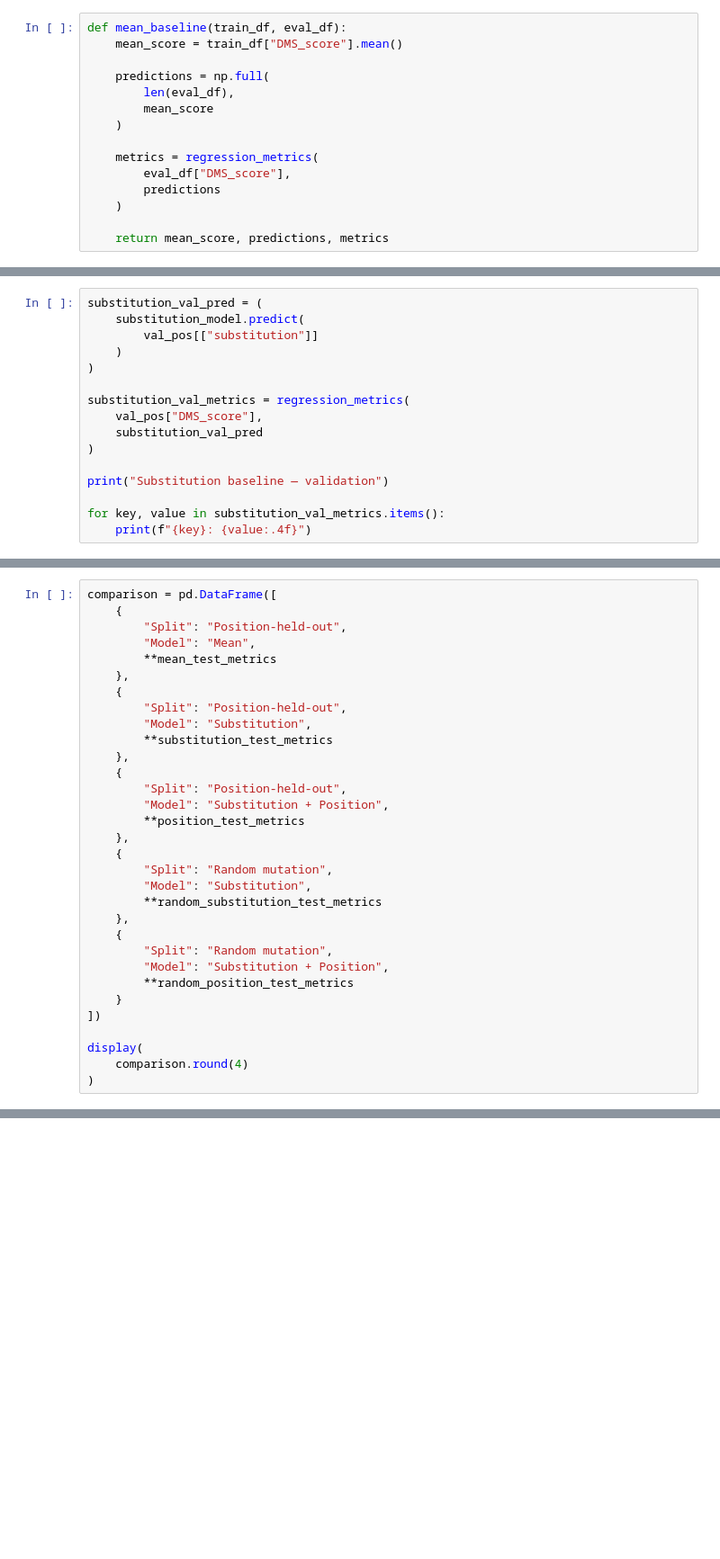
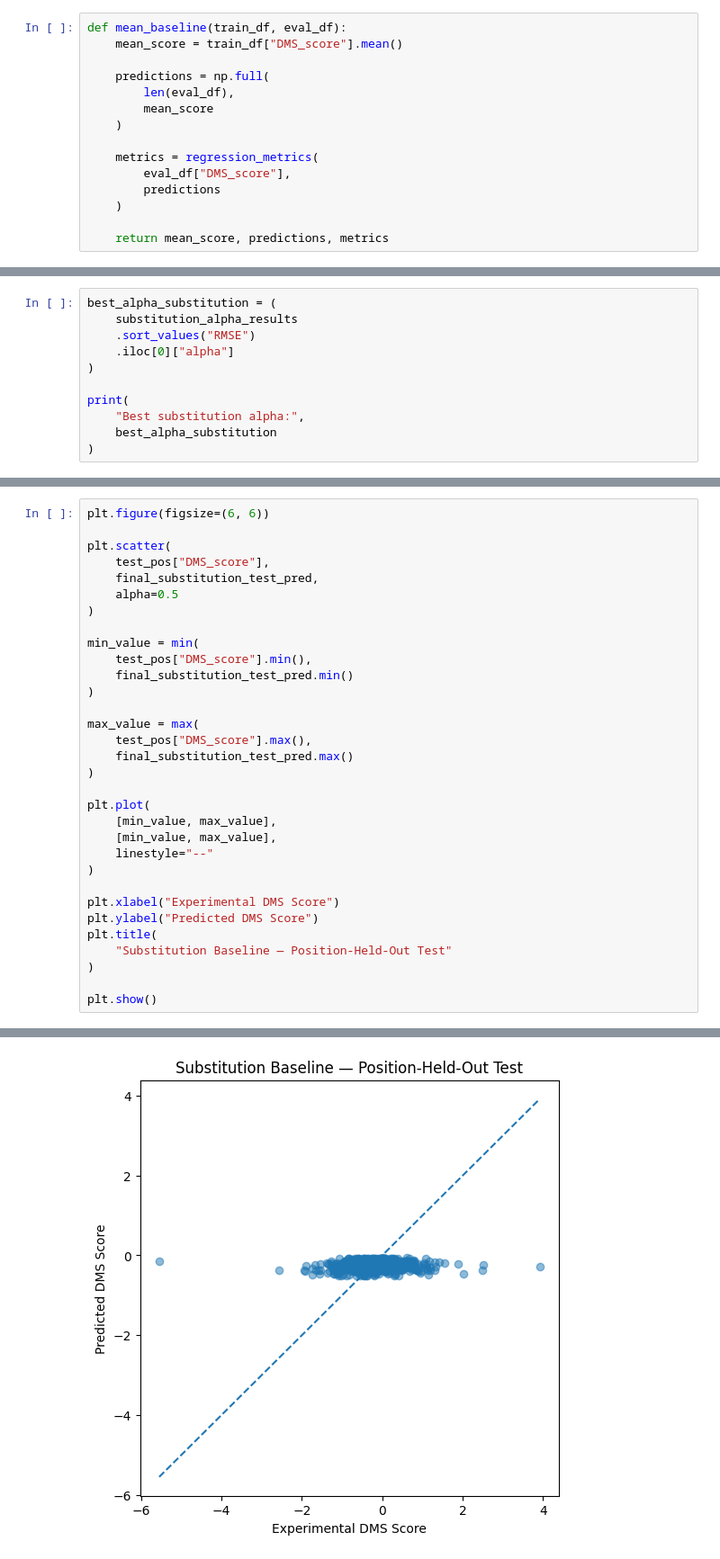
Before and after one commit to subhash-kurmana/Mandrake-Bio, a Jupyter notebook: notebooks/02_baselines_and_protein_model.ipynb, the cells around one changed output, grey strips where cells are left out. Shown at 90% size. Saved outputs shown, nothing was run; the diff lists cells and outputs as text; blank space fills up the shorter version.

```diff
--- a/notebooks/02_baselines_and_protein_model.ipynb
+++ b/notebooks/02_baselines_and_protein_model.ipynb
@@ -350,17 +450,12 @@ Pipeline(steps=[('features',
 # %%
-substitution_val_pred = (
-    substitution_model.predict(
-        val_pos[["substitution"]]
-    )
+best_alpha_substitution = (
+    substitution_alpha_results
+    .sort_values("RMSE")
+    .iloc[0]["alpha"]
 )
 
-substitution_val_metrics = regression_metrics(
-    val_pos["DMS_score"],
-    substitution_val_pred
+print(
+    "Best substitution alpha:",
+    best_alpha_substitution
 )
-
-print("Substitution baseline — validation")
-
-for key, value in substitution_val_metrics.items():
-    print(f"{key}: {value:.4f}")
 # %% [output]
@@ -627,33 +822,33 @@ R2: 0.0160
 # %%
-comparison = pd.DataFrame([
-    {
-        "Split": "Position-held-out",
-        "Model": "Mean",
-        **mean_test_metrics
-    },
-    {
-        "Split": "Position-held-out",
-        "Model": "Substitution",
-        **substitution_test_metrics
-    },
-    {
-        "Split": "Position-held-out",
-        "Model": "Substitution + Position",
-        **position_test_metrics
-    },
-    {
-        "Split": "Random mutation",
-        "Model": "Substitution",
-        **random_substitution_test_metrics
-    },
-    {
-        "Split": "Random mutation",
-        "Model": "Substitution + Position",
-        **random_position_test_metrics
-    }
-])
+plt.figure(figsize=(6, 6))
 
-display(
-    comparison.round(4)
+plt.scatter(
+    test_pos["DMS_score"],
+    final_substitution_test_pred,
+    alpha=0.5
 )
+
+min_value = min(
+    test_pos["DMS_score"].min(),
+    final_substitution_test_pred.min()
+)
+
+max_value = max(
+    test_pos["DMS_score"].max(),
+    final_substitution_test_pred.max()
+)
+
+plt.plot(
+    [min_value, max_value],
+    [min_value, max_value],
+    linestyle="--"
+)
+
+plt.xlabel("Experimental DMS Score")
+plt.ylabel("Predicted DMS Score")
+plt.title(
+    "Substitution Baseline — Position-Held-Out Test"
+)
+
+plt.show()
 # %% [output]
@@ -665,0 +855 @@ display(
+[figure, added]
```
Also changed, not shown: parts of 28 cells of this notebook, 2 other files.
